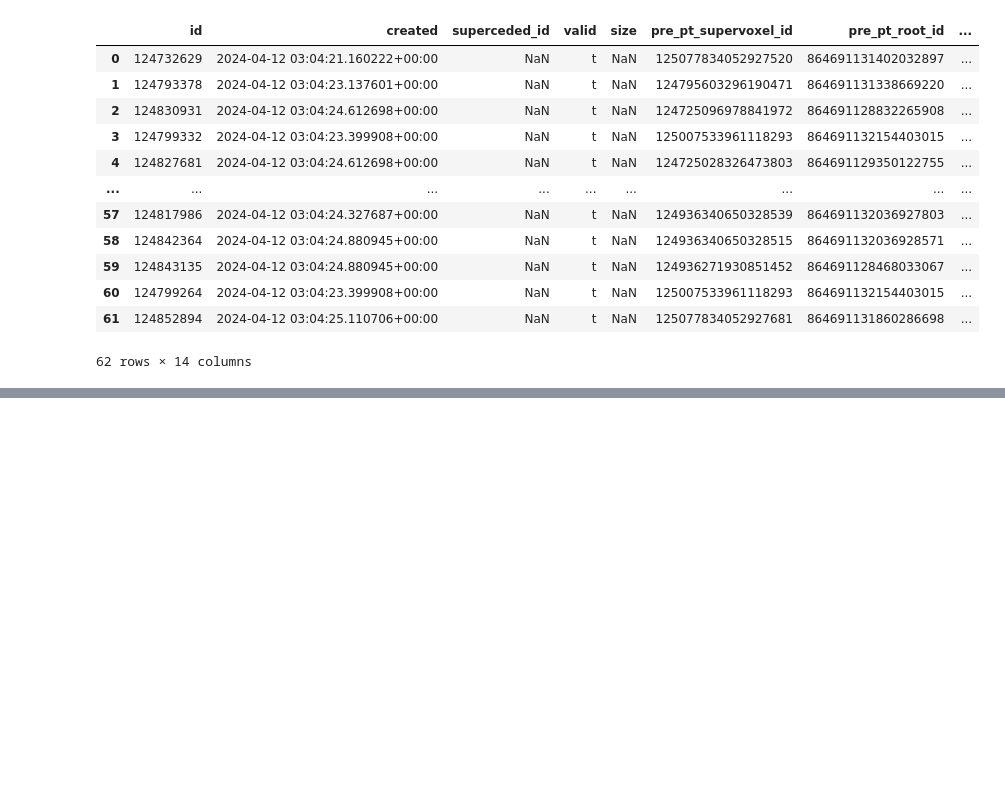
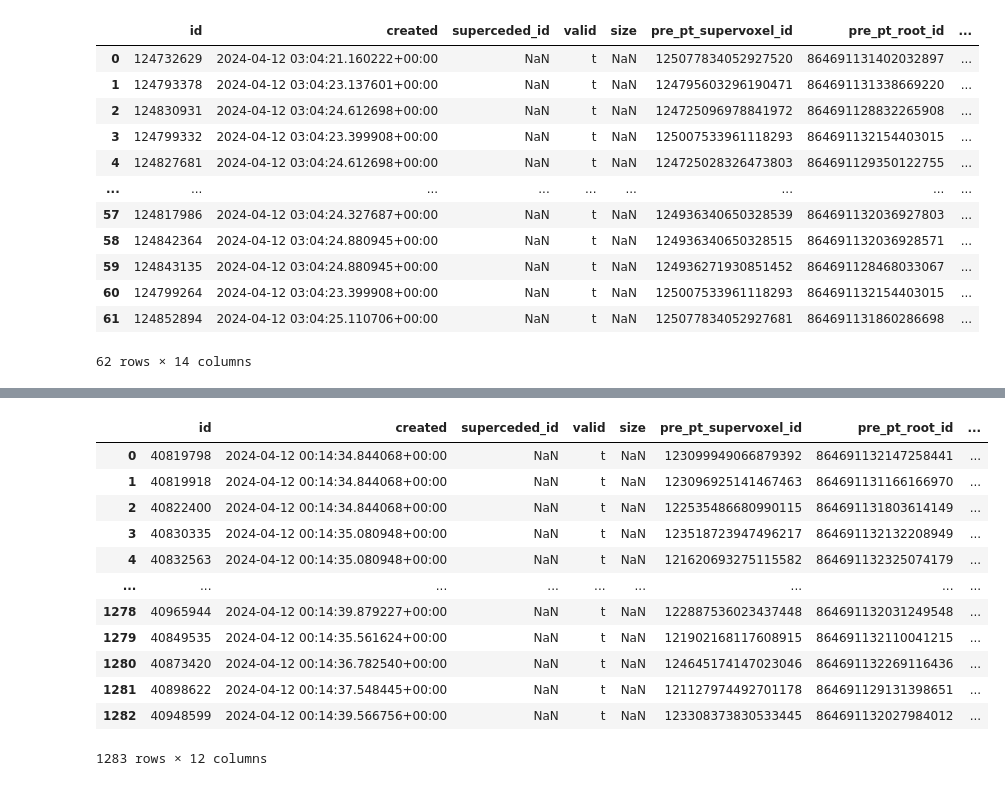
Before and after one commit to VCG/cave-scripts, a Jupyter notebook: notebooks/Query_Synapses.ipynb, the cells around one changed output, grey strips where cells are left out. Drawn from its saved outputs; the diff is of its cells as text; code cells hidden in the pictures; blank space fills up the shorter version.

```diff
--- a/notebooks/Query_Synapses.ipynb
+++ b/notebooks/Query_Synapses.ipynb
@@ -148,0 +211,17 @@ merged_synapses_df
+# %%
+bounding_box = [[373770, 158410, 12], [373780, 158420, 13]]
+client.materialize.synapse_query(post_ids=864691132349699414, bounding_box=bounding_box)
+# %% [output]
+|  | id | created | superceded_id | valid | size | pre_pt_supervoxel_id | pre_pt_root_id | ... |
+| 0 | 40819798 | 2024-04-12 00:14:34.844068+00:00 | NaN | t | NaN | 123099949066879392 | 864691132147258441 | ... |
+| 1 | 40819918 | 2024-04-12 00:14:34.844068+00:00 | NaN | t | NaN | 123096925141467463 | 864691131166166970 | ... |
+| 2 | 40822400 | 2024-04-12 00:14:34.844068+00:00 | NaN | t | NaN | 122535486680990115 | 864691131803614149 | ... |
+| 3 | 40830335 | 2024-04-12 00:14:35.080948+00:00 | NaN | t | NaN | 123518723947496217 | 864691132132208949 | ... |
+| 4 | 40832563 | 2024-04-12 00:14:35.080948+00:00 | NaN | t | NaN | 121620693275115582 | 864691132325074179 | ... |
+| ... | ... | ... | ... | ... | ... | ... | ... | ... |
+| 1278 | 40965944 | 2024-04-12 00:14:39.879227+00:00 | NaN | t | NaN | 122887536023437448 | 864691132031249548 | ... |
+| 1279 | 40849535 | 2024-04-12 00:14:35.561624+00:00 | NaN | t | NaN | 121902168117608915 | 864691132110041215 | ... |
+| 1280 | 40873420 | 2024-04-12 00:14:36.782540+00:00 | NaN | t | NaN | 124645174147023046 | 864691132269116436 | ... |
+| 1281 | 40898622 | 2024-04-12 00:14:37.548445+00:00 | NaN | t | NaN | 121127974492701178 | 864691129131398651 | ... |
+| 1282 | 40948599 | 2024-04-12 00:14:39.566756+00:00 | NaN | t | NaN | 123308373830533445 | 864691132027984012 | ... |
+1283 rows × 12 columns
```
Also changed, not shown: parts of 8 cells of this notebook.
